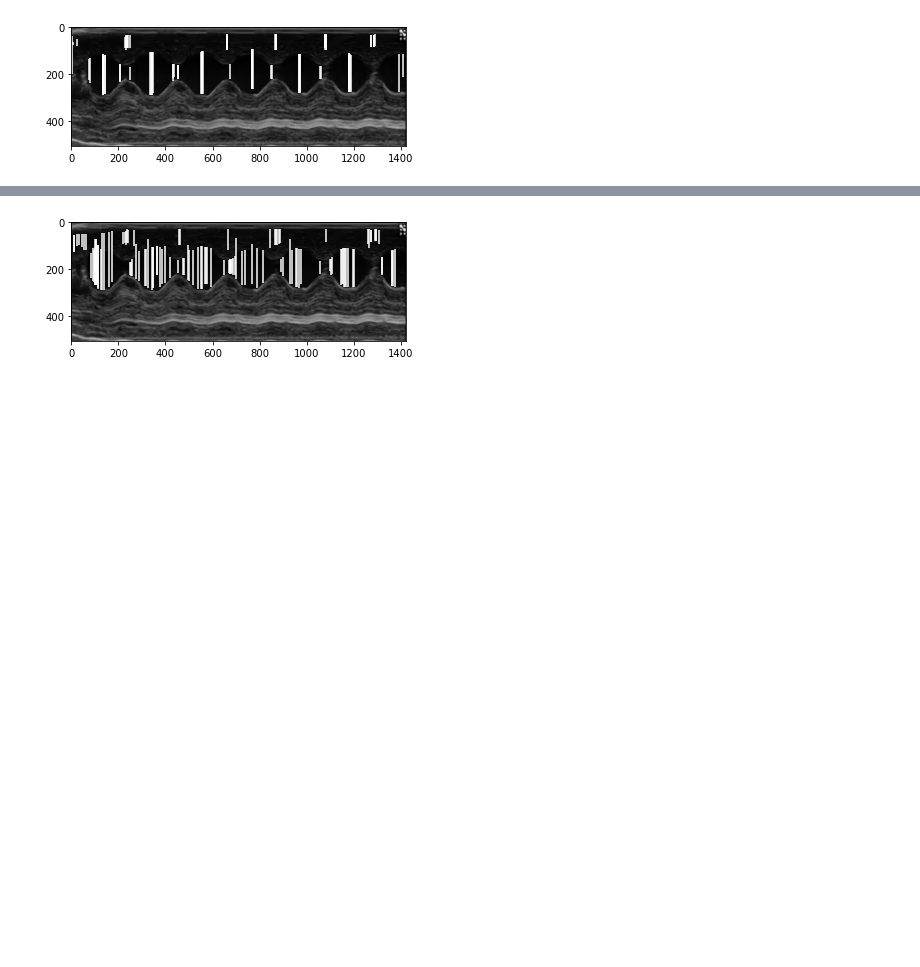
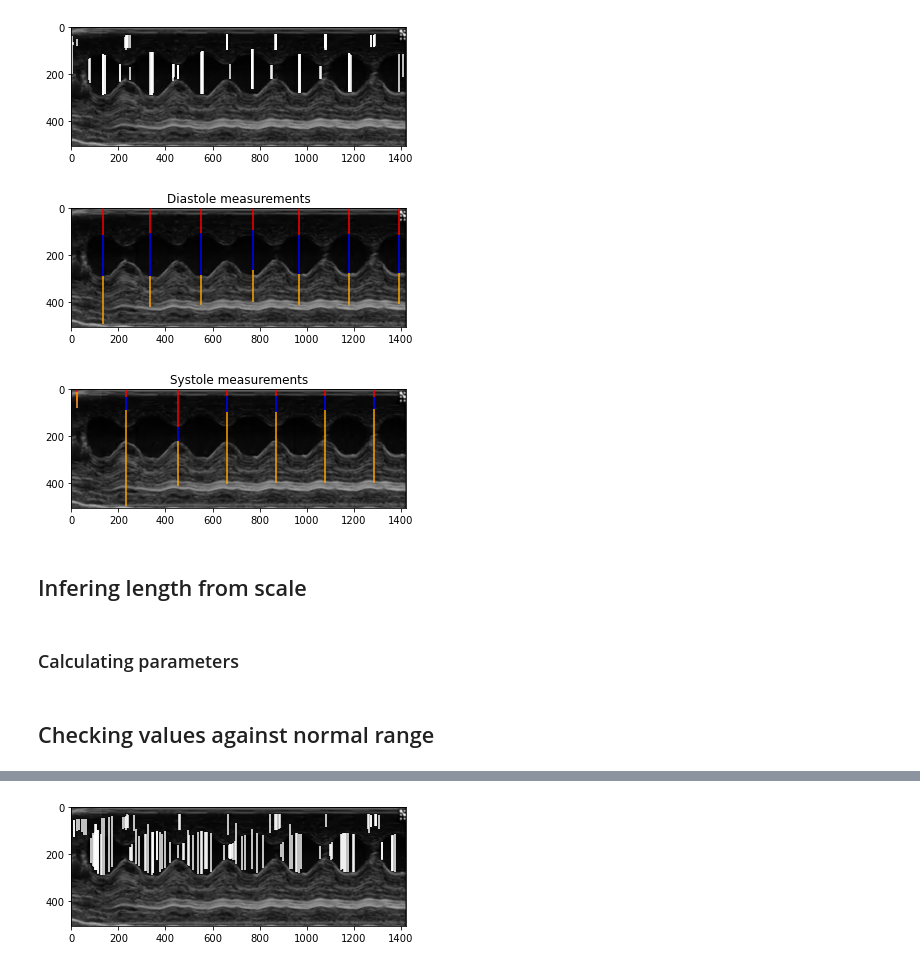
Before and after one commit to Onebu/HackMarato, a Jupyter notebook: cor_astrid.ipynb, the cells around one changed output, grey strips where cells are left out. Cells and saved outputs as stored; diff of their text form; code cells hidden in the pictures; blank space fills up the shorter version.

Commit message:
Added check
Checking for abnormal values. Need preprocessed image to obtain better values

```diff
--- a/cor_astrid.ipynb
+++ b/cor_astrid.ipynb
@@ -355,3 +338,52 @@ for w in windows:
     plt.savefig("systole_{}.png".format(w))
 # %% [output]
 [figure]
+# %%
+
+LVID_diastole = []
+LVID_systole = []
+
+IVS_LVAW_diastole = []
+IVS_LVAW_systole = []
+
+LVPW_diastole = []
+LVPW_systole = []
+
+LVID_smooth = smooth(LVID,155,"blackman")
+plt.imshow(img, cmap="gray")
+for i in list(argrelextrema(LVID_smooth, np.greater)[0]):
+    # Saving the values
+    LVID_diastole.append(end_LVID_y[i]-start_LVID_x[i])
+    IVS_LVAW_diastole.append(start_LVID_x[i])
+    LVPW_diastole.append(start_below_LVPW_x[i] - end_LVID_y[i])
+
+    #IVS/LVAW
+    plt.vlines(i, start_LVID_x[i], 0, colors="red")
+    #LVID
+    plt.vlines(i, start_LVID_x[i], end_LVID_y[i], colors="blue")
+    #LVPW
+    plt.vlines(i, start_below_LVPW_x[i], end_LVID_y[i], colors="orange")
+    plt.title("Diastole measurements")
+plt.show()
+
+plt.imshow(img, cmap="gray")
+for i in list(argrelextrema(LVID_smooth, np.less)[0]):
+    # Saving the values
+    LVID_systole.append(end_LVID_y[i]-start_LVID_x[i])
+    IVS_LVAW_systole.append(start_LVID_x[i])
+    LVPW_systole.append(start_below_LVPW_x[i] - end_LVID_y[i])
+
+    #IVS/LVAW
+    plt.vlines(i, start_LVID_x[i], 0, colors="red")
+    #LVID
+    plt.vlines(i, start_LVID_x[i], end_LVID_y[i], colors="blue")
+    #LVPW
+    plt.vlines(i, start_below_LVPW_x[i], end_LVID_y[i], colors="orange")
+    plt.title("Systole measurements")
+
+plt.show()
+# %% [output]
+[figure, added]
+[figure, added]
+# %% [markdown]
+## Infering length from scale
@@ -357,0 +419,2 @@ for w in windows:
+# %% [markdown]
+### Calculating parameters
@@ -357,0 +436,2 @@ for w in windows:
+# %% [markdown]
+## Checking values against normal range
```
Also changed, not shown: parts of 4 cells of this notebook.
